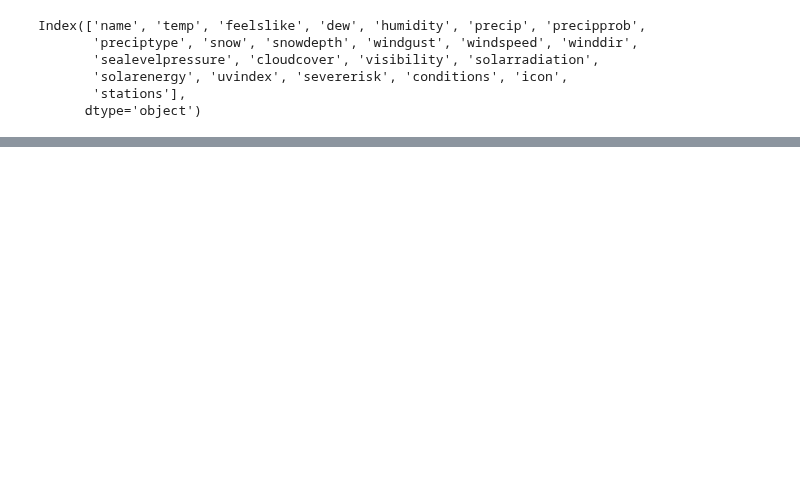
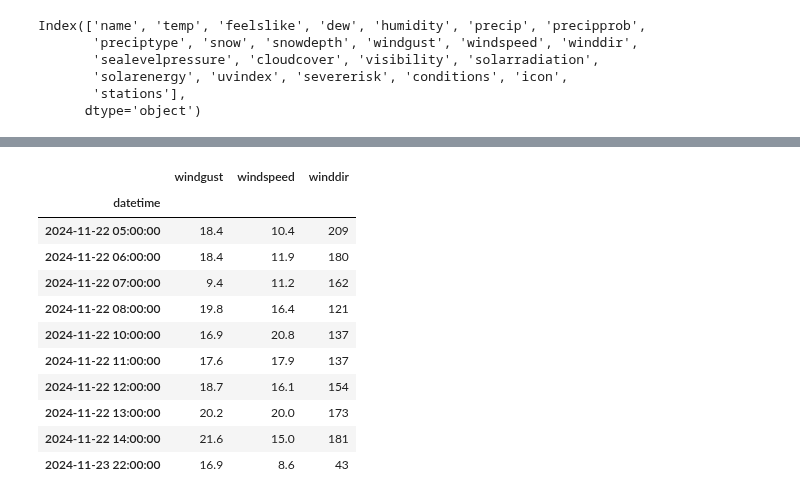
Before and after one commit to werowe/HypatiaAcademy, a Jupyter notebook: stats/paphos_daily_weather_csv.ipynb, the cells around one changed output, grey strips where cells are left out. Cells and saved outputs as stored; diff of their text form; code cells hidden in the pictures; blank space fills up the shorter version.

```diff
--- a/stats/paphos_daily_weather_csv.ipynb
+++ b/stats/paphos_daily_weather_csv.ipynb
@@ -381,0 +378,19 @@ rain[['precip','preciptype','windspeed','winddir','cloudcover','visibility','win
+# %%
+
+
+wind=rain.loc[pd.Timestamp.now() - pd.Timedelta(days=2):, ['windgust', 'windspeed', 'winddir']]
+
+wind
+# %% [output]
+|  | windgust | windspeed | winddir |
+| datetime |  |  |  |
+| 2024-11-22 05:00:00 | 18.4 | 10.4 | 209 |
+| 2024-11-22 06:00:00 | 18.4 | 11.9 | 180 |
+| 2024-11-22 07:00:00 | 9.4 | 11.2 | 162 |
+| 2024-11-22 08:00:00 | 19.8 | 16.4 | 121 |
+| 2024-11-22 10:00:00 | 16.9 | 20.8 | 137 |
+| 2024-11-22 11:00:00 | 17.6 | 17.9 | 137 |
+| 2024-11-22 12:00:00 | 18.7 | 16.1 | 154 |
+| 2024-11-22 13:00:00 | 20.2 | 20.0 | 173 |
+| 2024-11-22 14:00:00 | 21.6 | 15.0 | 181 |
+| 2024-11-23 22:00:00 | 16.9 | 8.6 | 43 |
```
Also changed, not shown: parts of 6 cells of this notebook.
